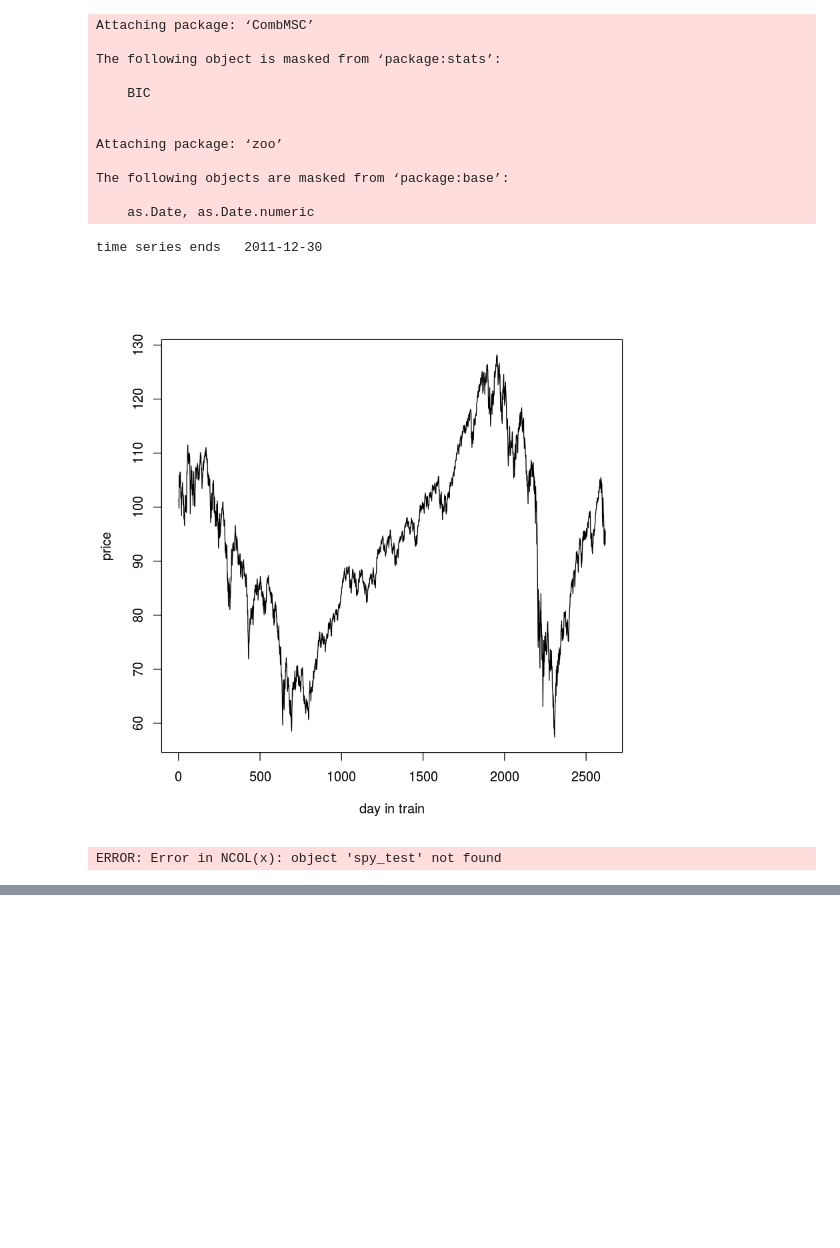
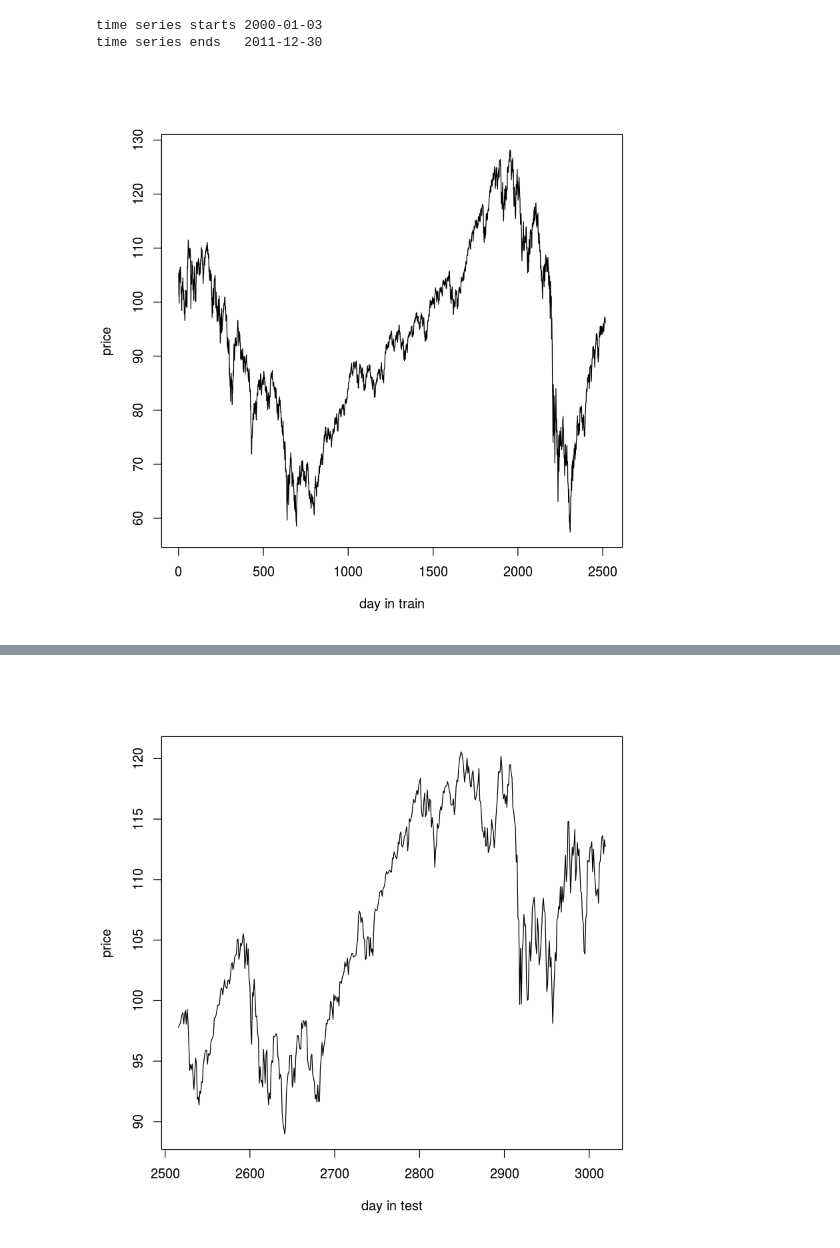
Before and after one commit to heartyguy/stat-finance-time-series-analysis, a Jupyter notebook: smoothing.ipynb, the cells around one changed output, grey strips where cells are left out. Cells and saved outputs as stored; diff of their text form; code cells hidden in the pictures; blank space fills up the shorter version.

```diff
--- a/smoothing.ipynb
+++ b/smoothing.ipynb
@@ -1,45 +1,35 @@
 # %%
 library(CombMSC)
 library(tseries)
 library(zoo)
 
+library('forecast')
 
-spy = get.hist.quote(instrument = "SPY", "2000-01-04", "2011-12-31",quote = c("AdjClose"),
+
+spy = get.hist.quote(instrument = "SPY", "2000-01-01", "2011-12-31",quote = c("AdjClose"),
 provider = c("yahoo"), method = NULL, compression = "d",
 retclass = c("zoo"), quiet = FALSE, drop = FALSE)
 
 #spy$train_test = get.hist.quote(instrument = "spy$train", "2011-01-01", "2011-12-31",quote = c("AdjClose"),
 #provider = c("yahoo"), method = NULL, compression = "d",
 #retclass = c("zoo"), quiet = FALSE, drop = FALSE)
 
 
 #spy$train =ts(spy$train, frequency=7)
 
-test_len = 400
+test_len = 504
 
 spy = ts(coredata(spy), frequency = 1)
 spy = splitTrainTest(spy, numTrain = length(spy) - test_len)
 #spy$train
 #spy$test
 
 plot(spy$train,ylab='price', xlab='day in train')
 plot(log(spy$train), ylab="Log(price)", xlab="day in train")
 
 plot.ts(spy$test,ylab='price', xlab='day in test')
 plot.ts(log(spy$test), ylab="Log(price)", xlab="day in test")
 # %% [output]
-Attaching package: ‘CombMSC’
-
-The following object is masked from ‘package:stats’:
-
-    BIC
-
-
-Attaching package: ‘zoo’
-
-The following objects are masked from ‘package:base’:
-
-    as.Date, as.Date.numeric
+time series starts 2000-01-03
+time series ends   2011-12-30
-time series ends   2011-12-30
-[figure, old version]
+[figure, new version]
-ERROR: Error in NCOL(x): object 'spy_test' not found
@@ -46,0 +37 @@ ERROR: Error in NCOL(x): object 'spy_test' not found
+[figure, added]
```
Also changed, not shown: parts of 8 cells of this notebook, 2 other files.
